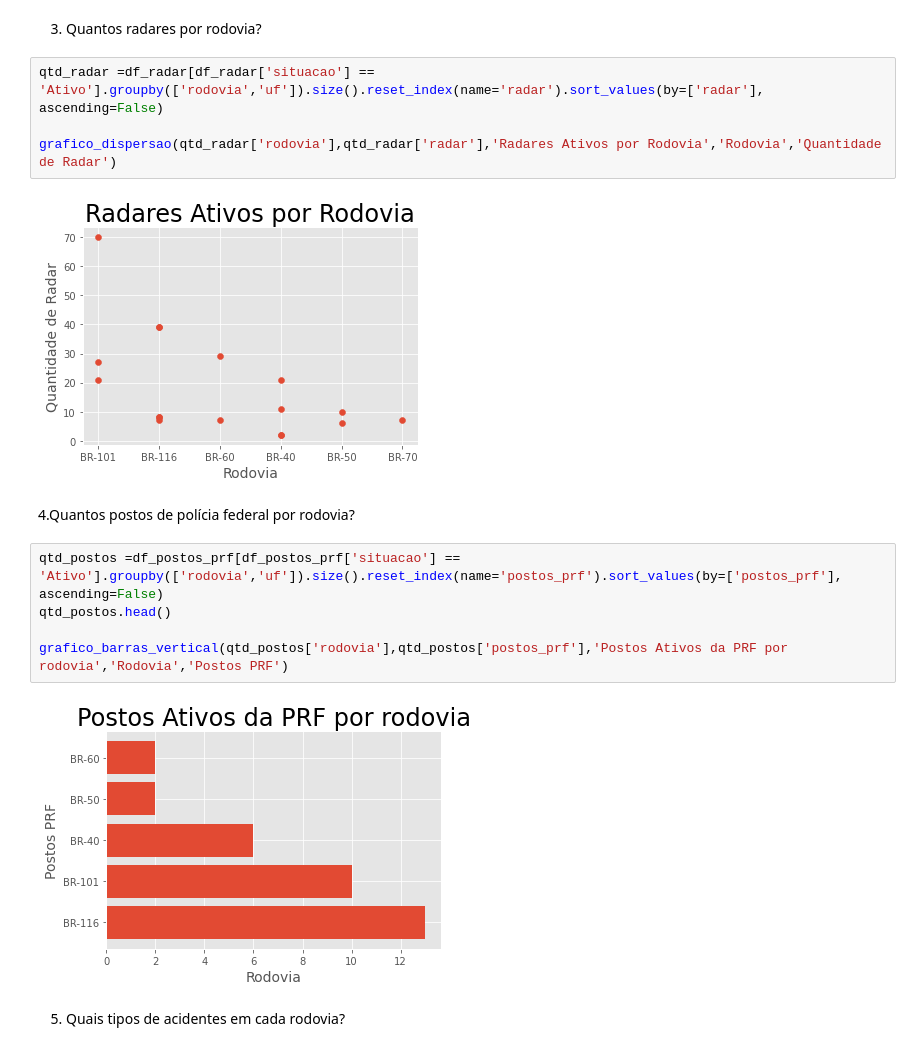
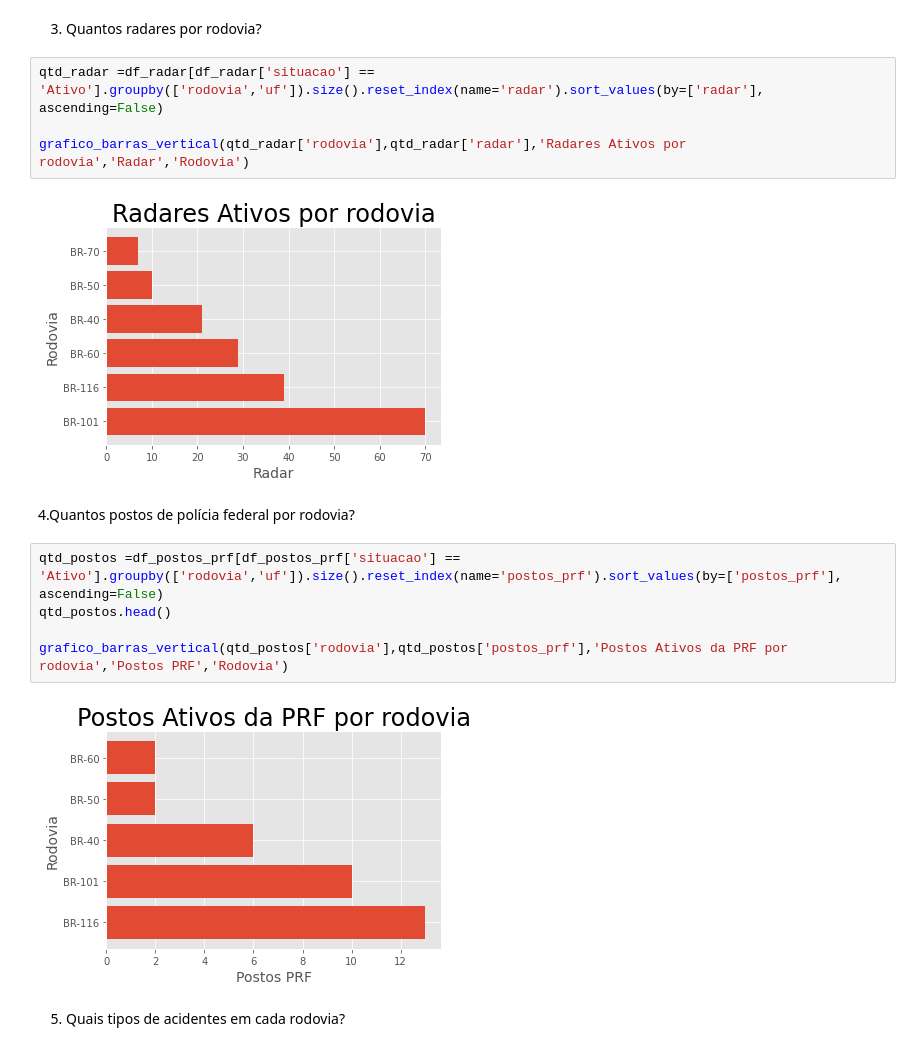
Before and after one commit to veronicasa95/TCC-PUC-MINAS, a Jupyter notebook: data-collect/TCC - PUC Minas - Verônica Sá.ipynb, the cells around one changed output. Saved outputs shown, nothing was run; the diff lists cells and outputs as text.

```diff
--- a/data-collect/TCC - PUC Minas - Verônica Sá.ipynb
+++ b/data-collect/TCC - PUC Minas - Verônica Sá.ipynb
@@ -443,18 +444,18 @@ grafico_tres_variaveis(acidentes_categorizados['qtd_acidentes_fatais'],'Acidente
 # %%
 qtd_radar =df_radar[df_radar['situacao'] == 'Ativo'].groupby(['rodovia','uf']).size().reset_index(name='radar').sort_values(by=['radar'], ascending=False)
 
-grafico_dispersao(qtd_radar['rodovia'],qtd_radar['radar'],'Radares Ativos por Rodovia','Rodovia','Quantidade de Radar')
+grafico_barras_vertical(qtd_radar['rodovia'],qtd_radar['radar'],'Radares Ativos por rodovia','Radar','Rodovia')
 # %% [output]
-[figure, old version]
+[figure, new version]
 # %% [markdown]
 4.Quantos postos de polícia federal por rodovia?
 # %%
 qtd_postos =df_postos_prf[df_postos_prf['situacao'] == 'Ativo'].groupby(['rodovia','uf']).size().reset_index(name='postos_prf').sort_values(by=['postos_prf'], ascending=False)
 qtd_postos.head()
 
-grafico_barras_vertical(qtd_postos['rodovia'],qtd_postos['postos_prf'],'Postos Ativos da PRF por rodovia','Rodovia','Postos PRF')
+grafico_barras_vertical(qtd_postos['rodovia'],qtd_postos['postos_prf'],'Postos Ativos da PRF por rodovia','Postos PRF','Rodovia')
 # %% [output]
-[figure, old version]
+[figure, new version]
 # %% [markdown]
 5. Quais tipos de acidentes em cada rodovia?
 # %%
```
Also changed, not shown: parts of 7 cells of this notebook.
